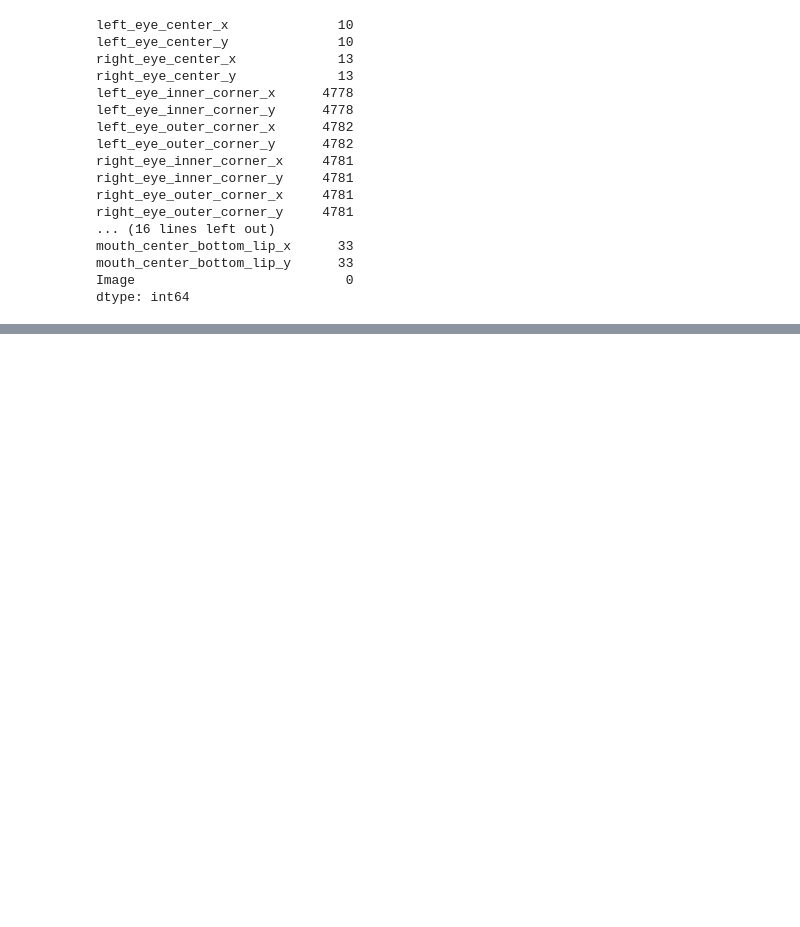
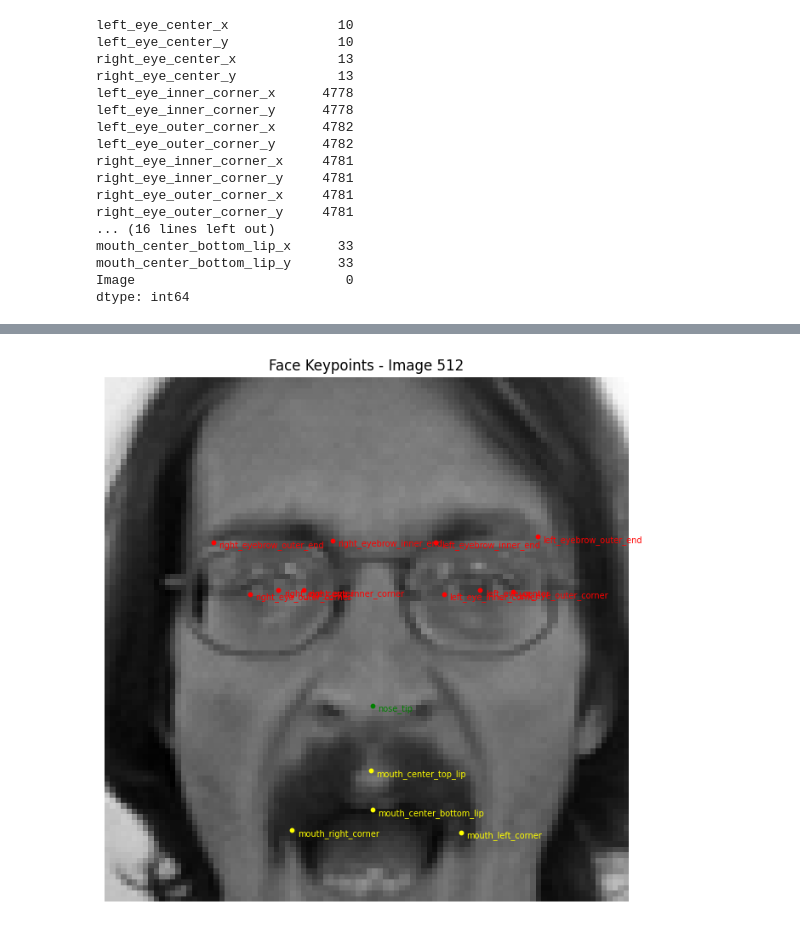
Before and after one commit to NimaNIKOOKAR/Facial-Keypoints-Detection, a Jupyter notebook: facial-detection.ipynb, the cells around one changed output, grey strips where cells are left out. Cells and saved outputs as stored; diff of their text form; code cells hidden in the pictures; blank space fills up the shorter version.

```diff
--- a/facial-detection.ipynb
+++ b/facial-detection.ipynb
@@ -149,0 +248,2 @@ dtype: int64
+# %%
+df_train = fill_missing_keypoints(df_train)
@@ -149,0 +270,4 @@ dtype: int64
+# %%
+show_face_with_keypoints(df_train, 512)
+# %% [output]
+[figure, added]
```
Also changed, not shown: parts of 8 cells of this notebook.
